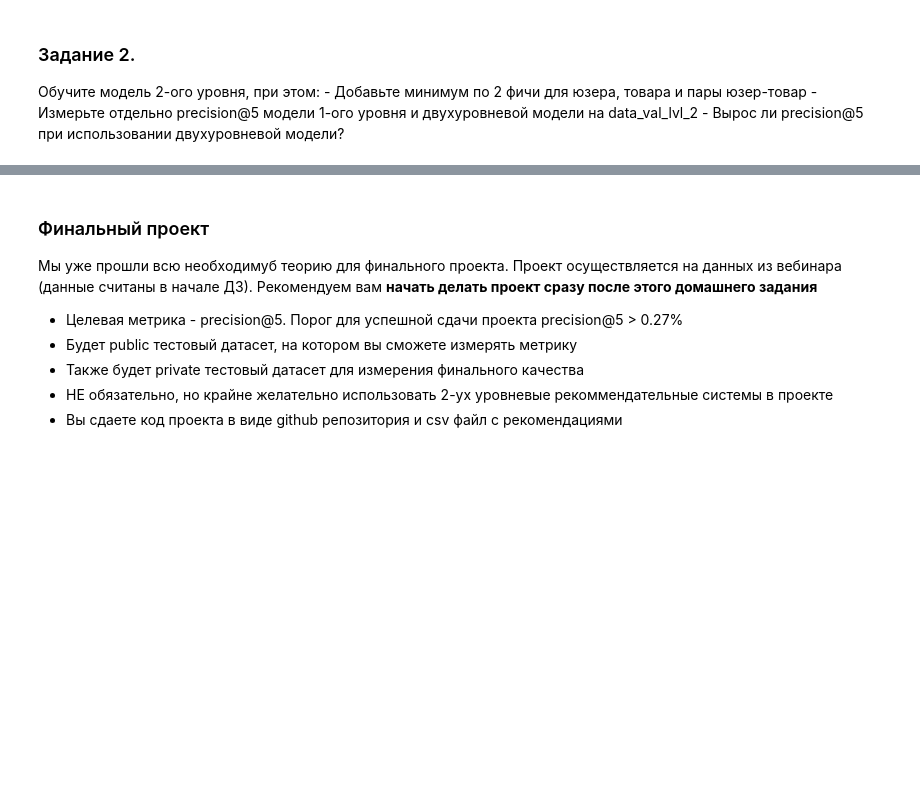
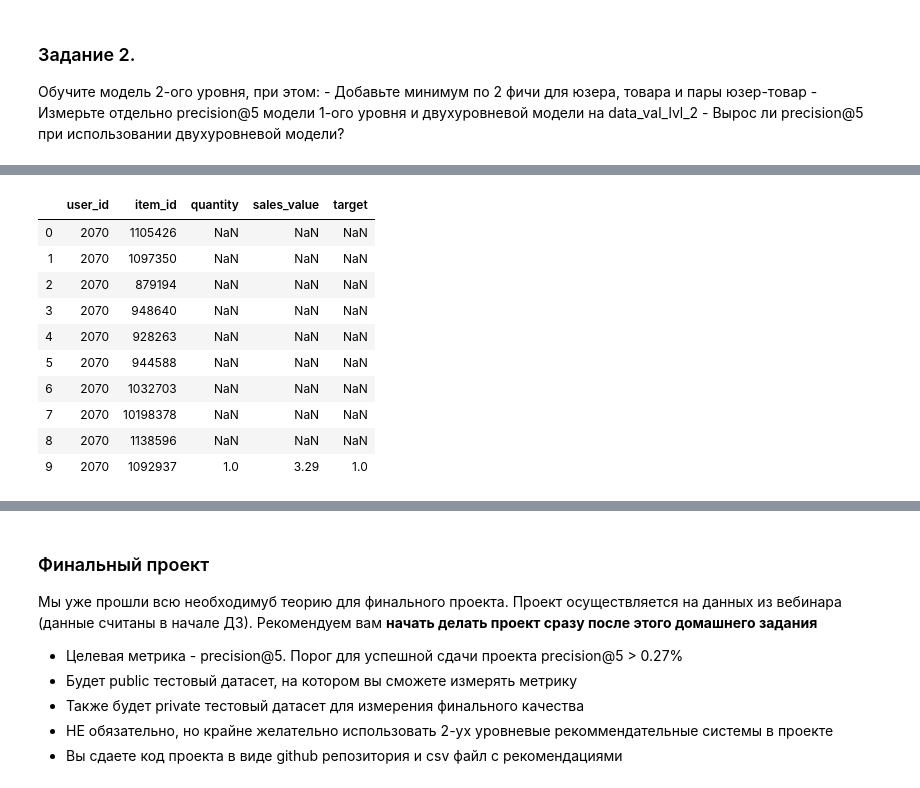
Before and after one commit to LevNic/RecSys, a Jupyter notebook: task_6.ipynb, the cells around one changed output, grey strips where cells are left out. Cells and saved outputs as stored; diff of their text form; code cells hidden in the pictures; blank space fills up the shorter version.

```diff
--- a/task_6.ipynb
+++ b/task_6.ipynb
@@ -190,0 +185,10 @@ plt.show()
+# %%
+# your_code
+users_lvl_2 = pd.DataFrame(data_train_lvl_2['user_id'].unique())
+users_lvl_2.columns = ['user_id']
+
+# Пока только warm start
+train_users = data_train_lvl_1['user_id'].unique()
+users_lvl_2 = users_lvl_2[users_lvl_2['user_id'].isin(train_users)]
+
+users_lvl_2['candidates'] = users_lvl_2['user_id'].apply(lambda x: recommender.get_own_recommendations(x, N=50))
@@ -190,0 +218,4 @@ plt.show()
+# %%
+df=pd.DataFrame({'user_id':users_lvl_2.user_id.values.repeat(len(users_lvl_2.candidates[0])),
+                 'item_id':np.concatenate(users_lvl_2.candidates.values)})
+df.head(10)
@@ -190,0 +234,4 @@ plt.show()
+# %%
+targets_lvl_2 = data_train_lvl_2[['user_id', 'item_id', 'quantity', 'sales_value']].copy()
+targets_lvl_2['target'] = 1  # тут только покупки
+targets_lvl_2.head()
@@ -190,0 +245,15 @@ plt.show()
+# %%
+targets_lvl_2 = df.merge(targets_lvl_2, on=['user_id', 'item_id'], how='left')
+targets_lvl_2.head(10)
+# %% [output]
+|  | user_id | item_id | quantity | sales_value | target |
+| 0 | 2070 | 1105426 | NaN | NaN | NaN |
+| 1 | 2070 | 1097350 | NaN | NaN | NaN |
+| 2 | 2070 | 879194 | NaN | NaN | NaN |
+| 3 | 2070 | 948640 | NaN | NaN | NaN |
+| 4 | 2070 | 928263 | NaN | NaN | NaN |
+| 5 | 2070 | 944588 | NaN | NaN | NaN |
+| 6 | 2070 | 1032703 | NaN | NaN | NaN |
+| 7 | 2070 | 10198378 | NaN | NaN | NaN |
+| 8 | 2070 | 1138596 | NaN | NaN | NaN |
+| 9 | 2070 | 1092937 | 1.0 | 3.29 | 1.0 |
```
Also changed, not shown: parts of 20 cells of this notebook.
